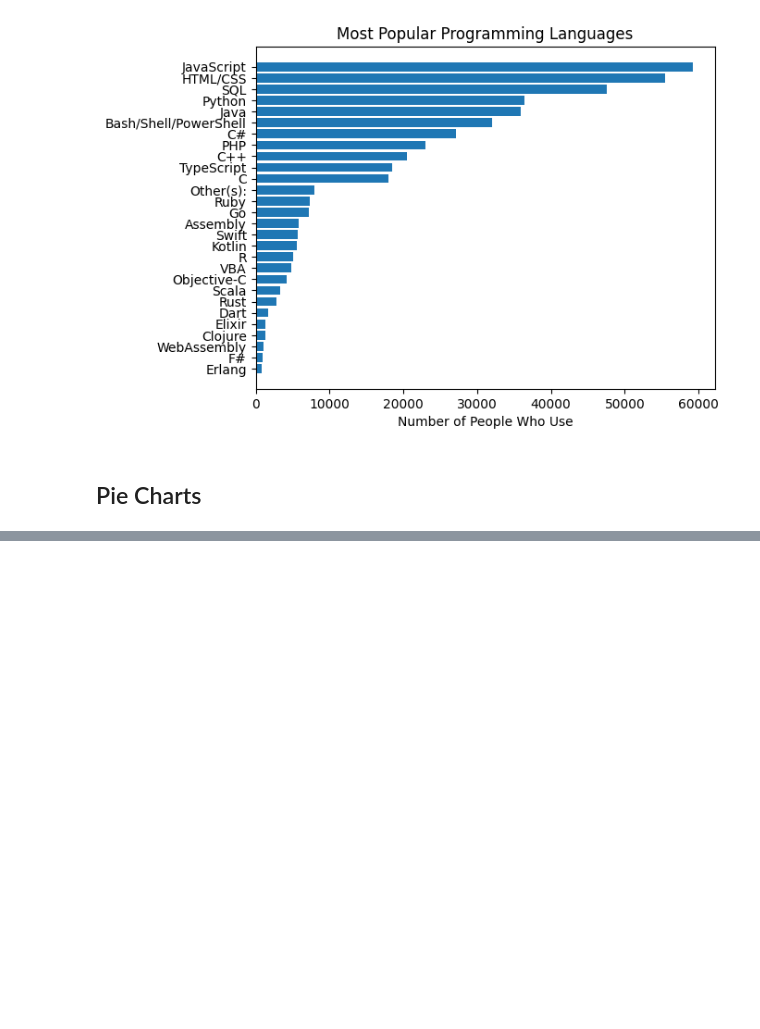
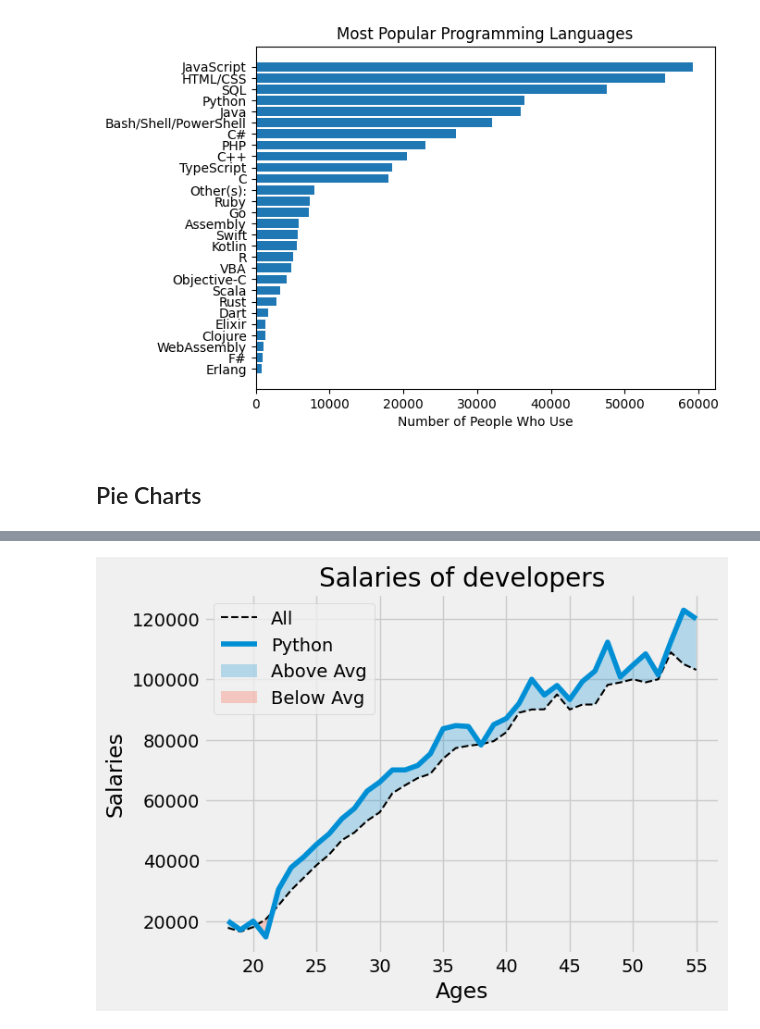
Before and after one commit to atharvakhandelwal19/my-data-science-roadmap, a Jupyter notebook: 04_matplotlib/basics.ipynb, the cells around one changed output, grey strips where cells are left out. Cells and saved outputs as stored; diff of their text form; code cells hidden in the pictures; blank space fills up the shorter version.

```diff
--- a/04_matplotlib/basics.ipynb
+++ b/04_matplotlib/basics.ipynb
@@ -134,0 +169,34 @@ plt.show()
+# %%
+ages_x = [18,19, 20, 21, 22, 23, 24, 25, 26, 27, 28, 29, 30, 31, 32, 33, 34, 35, 36, 37, 38, 39, 40, 41, 42, 43, 44, 45, 46, 47, 48, 49, 50, 51, 52, 53, 54, 55]
+
+dev_y = [17784, 16500, 18012, 20628, 25206, 30252, 34368, 38496, 42000, 46752, 49320, 53200, 56000, 62316, 64928, 67317, 68748, 73752, 77232,
+         78000, 78508, 79536, 82488, 88935, 90000, 90056, 95000, 90000, 91633, 91660, 98150, 98964, 100000, 98988, 100000, 108923, 105000, 103117]
+
+py_dev_y = [20046, 17100, 20000, 14744, 30500, 37732, 41247, 45372, 48876, 53850, 57287, 63016, 65998, 70003, 70000, 71496, 75370, 83640, 84666, 84392, 78254, 85000, 87038, 91991, 100000, 94796, 97962, 93302, 99240, 102736, 112285, 100771, 104708, 108423, 101407, 112542, 122870, 120000]
+
+js_dev_y = [16446, 16791, 18942, 21780, 25704, 29000, 34372, 37810, 43515, 46823, 49293, 53437, 56373, 62375, 66674, 68745, 68746, 74583, 79000,
+            78508, 79996, 80403, 83820, 88833, 91660, 87892, 96243, 90000, 99313, 91660, 102264, 100000, 100000, 91660, 99240, 108000, 105000, 104000]
+# %%
+ages_x = np.array(ages_x)
+py_dev_y = np.array(py_dev_y)
+dev_y = np.array(dev_y)
+# %%
+plt.plot(ages_x, dev_y, label='All', linestyle = '--', color='black', linewidth=1.5)
+plt.plot(ages_x, py_dev_y, label='Python')
+# plt.plot(ages_x, js_dev_y, label='JS')
+
+overall_median = 57287
+
+plt.title('Salaries of developers')
+plt.xlabel('Ages')
+plt.ylabel('Salaries')
+# plt.fill_between(ages_x, py_dev_y, overall_median, where=(py_dev_y > overall_median), interpolate=True, alpha = 0.25)
+# plt.fill_between(ages_x, py_dev_y, overall_median, interpolate=True, alpha = 0.25)
+plt.fill_between(ages_x, py_dev_y, dev_y, where=(py_dev_y > dev_y), interpolate=True, alpha = 0.25, label='Above Avg')
+plt.fill_between(ages_x, py_dev_y, dev_y, where=(py_dev_y <= dev_y), interpolate=True, alpha = 0.25, label = 'Below Avg')
+
+plt.legend()
+plt.tight_layout
+plt.show()
+# %% [output]
+[figure, added]
```
Also changed, not shown: parts of 19 cells of this notebook, 1 other file.
